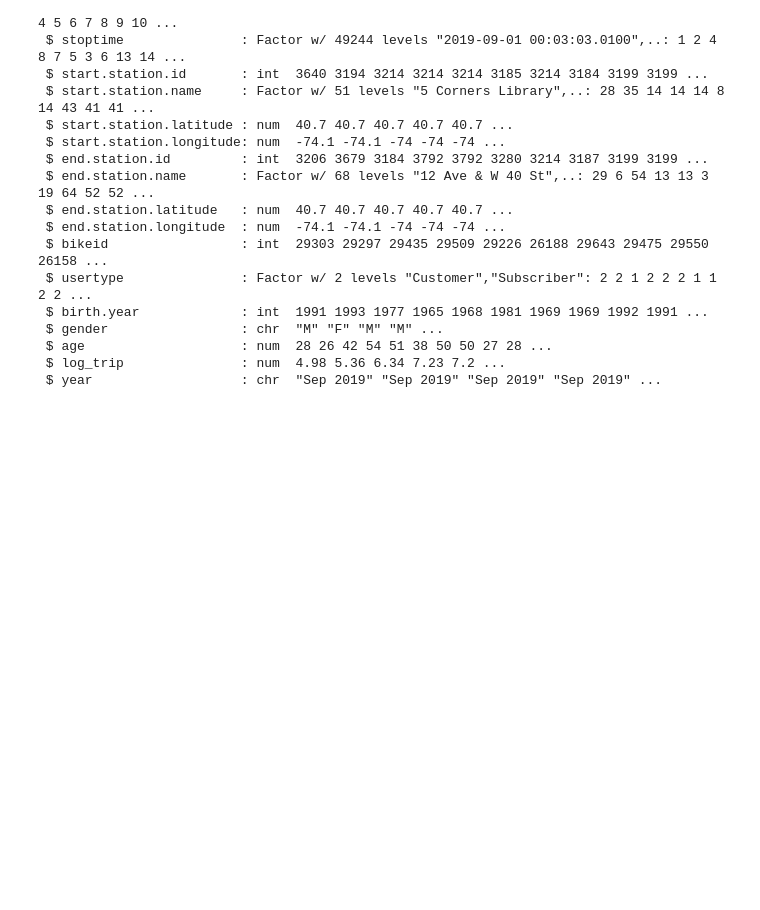
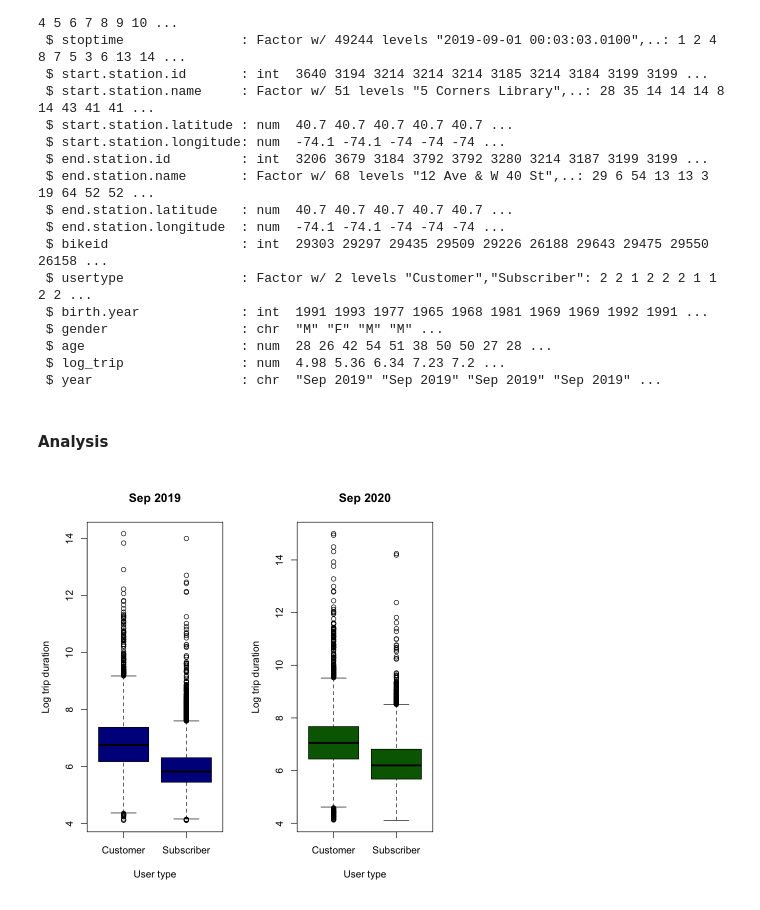
Before and after one commit to OlegRyzhkov2020/city_bike_analytics, a Jupyter notebook: bikeData_etl.ipynb, the cells around one changed output. Cells and saved outputs as stored; diff of their text form; code cells hidden in the pictures; blank space fills up the shorter version.

Commit message:
added analysis and tableau story

```diff
--- a/bikeData_etl.ipynb
+++ b/bikeData_etl.ipynb
@@ -96,11 +96,11 @@ clean.data_2018 <- raw.data_2018 %>% filter(raw.data_2018$age<80)
 # %%
 # Adding column with log transformed trip duration
-clean.data_2018$log_trip <- log(clean.data_2018$tripduration)
+clean.data_2020$log_trip <- log(clean.data_2020$tripduration)
 # %%
 # Adding column with year
-clean.data_2018$year <- 'Sep 2018'
+clean.data_2020$year <- 'Sep 2020'
 # %%
 # Rename gender factor variables
-clean.data_2018$gender[clean.data_2018$gender==1]<-'M'
-clean.data_2018$gender[clean.data_2018$gender==2]<-'F'
-clean.data_2018$gender[clean.data_2018$gender==0]<-'NA'
+clean.data_2020$gender[clean.data_2020$gender==1]<-'M'
+clean.data_2020$gender[clean.data_2020$gender==2]<-'F'
+clean.data_2020$gender[clean.data_2020$gender==0]<-'NA'
@@ -197,7 +160,7 @@ raw.data_2019$age[raw.data_2019$age>70]
 [39]  73 131  72  73  72 131  75 131 131 131  75 131 119 119 131  72 131
 # %%
 # Filter raw data to clean data
-clean.data_2019 <- raw.data_2019 %>% filter(raw.data_2019$age<80)
+clean.data_2019 <- raw.data_2019 %>% filter(raw.data_2019$age<100)
 # %%
 # Adding column with log transformed trip duration
 clean.data_2019$log_trip <- log(clean.data_2019$tripduration)
@@ -236,3 +194,14 @@ str(clean.data_2019)
  $ age                    : num  28 26 42 54 51 38 50 50 27 28 ...
  $ log_trip               : num  4.98 5.36 6.34 7.23 7.2 ...
  $ year                   : chr  "Sep 2019" "Sep 2019" "Sep 2019" "Sep 2019" ...
+# %% [markdown]
+#### Analysis
+# %%
+# User type analysis
+par(mfrow=c(1,2))
+boxplot(log_trip~usertype, data=clean.data_2019, main="Sep 2019", col="darkblue",
+   xlab="User type", ylab="Log trip duration")
+boxplot(log_trip~usertype, data=clean.data_2020, main="Sep 2020", col="darkgreen",
+   xlab="User type", ylab="Log trip duration")
+# %% [output]
+[figure, added]
```
Also changed, not shown: parts of 18 cells of this notebook, 10 other files.
